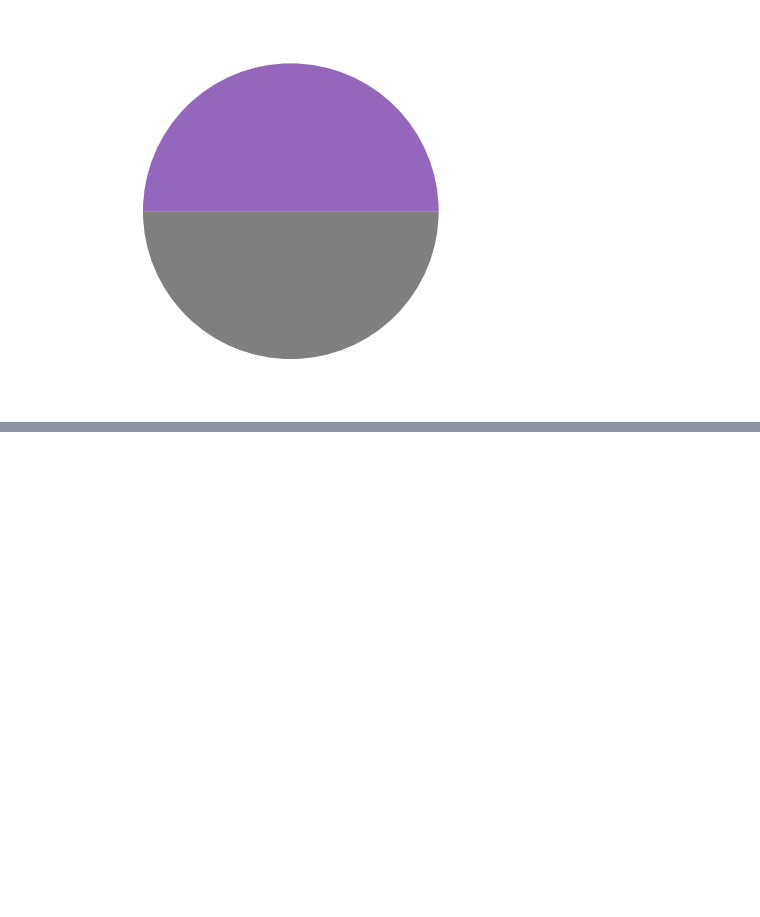
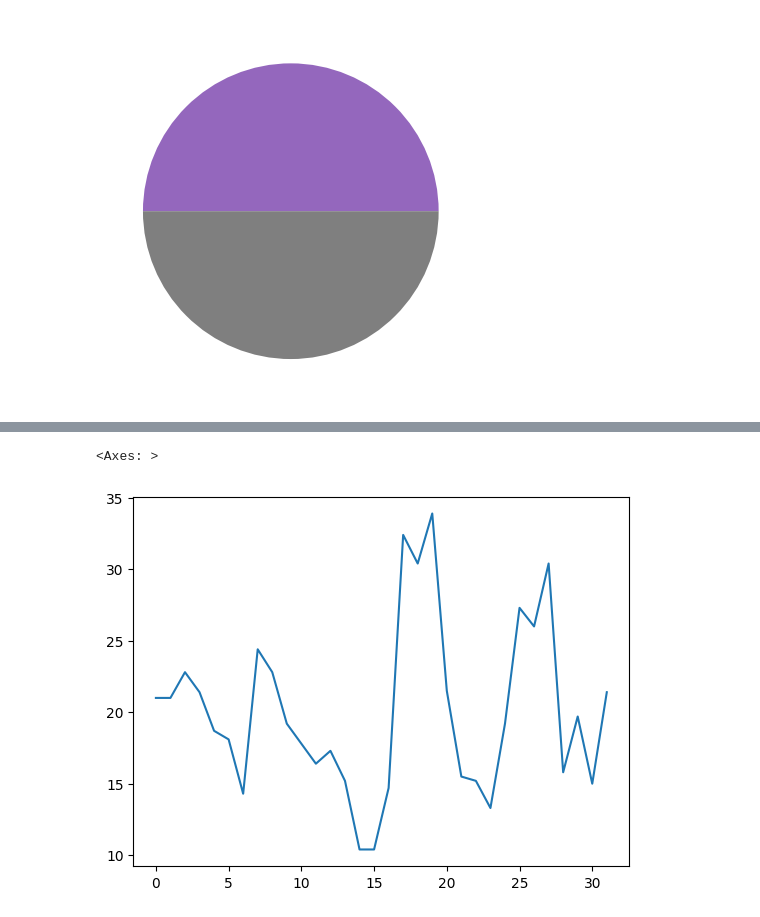
Before and after one commit to Meett27/DataAnalyticsWithPython, a Jupyter notebook: DataVisualizationMatplotlib.ipynb, the cells around one changed output, grey strips where cells are left out. Cells and saved outputs as stored; diff of their text form; code cells hidden in the pictures; blank space fills up the shorter version.

Commit message:
Data visualization with Matplotlib

```diff
--- a/DataVisualizationMatplotlib.ipynb
+++ b/DataVisualizationMatplotlib.ipynb
@@ -99,0 +102,4 @@ plt.show()
+# %%
+cars = pd.read_csv('/content/drive/MyDrive/Data Analytics/Week-3/Dataset/mtcars.csv')
+
+cars.dtypes
@@ -99,0 +130,9 @@ plt.show()
+# %%
+cars.columns = ['car_names','mpg','cyl','disp', 'hp', 'drat', 'wt', 'qsec', 'vs', 'am', 'gear', 'carb']
+
+mpg = cars['mpg']
+
+mpg.plot()
+# %% [output]
+<Axes: >
+[figure, added]
```
Also changed, not shown: parts of 26 cells of this notebook.
